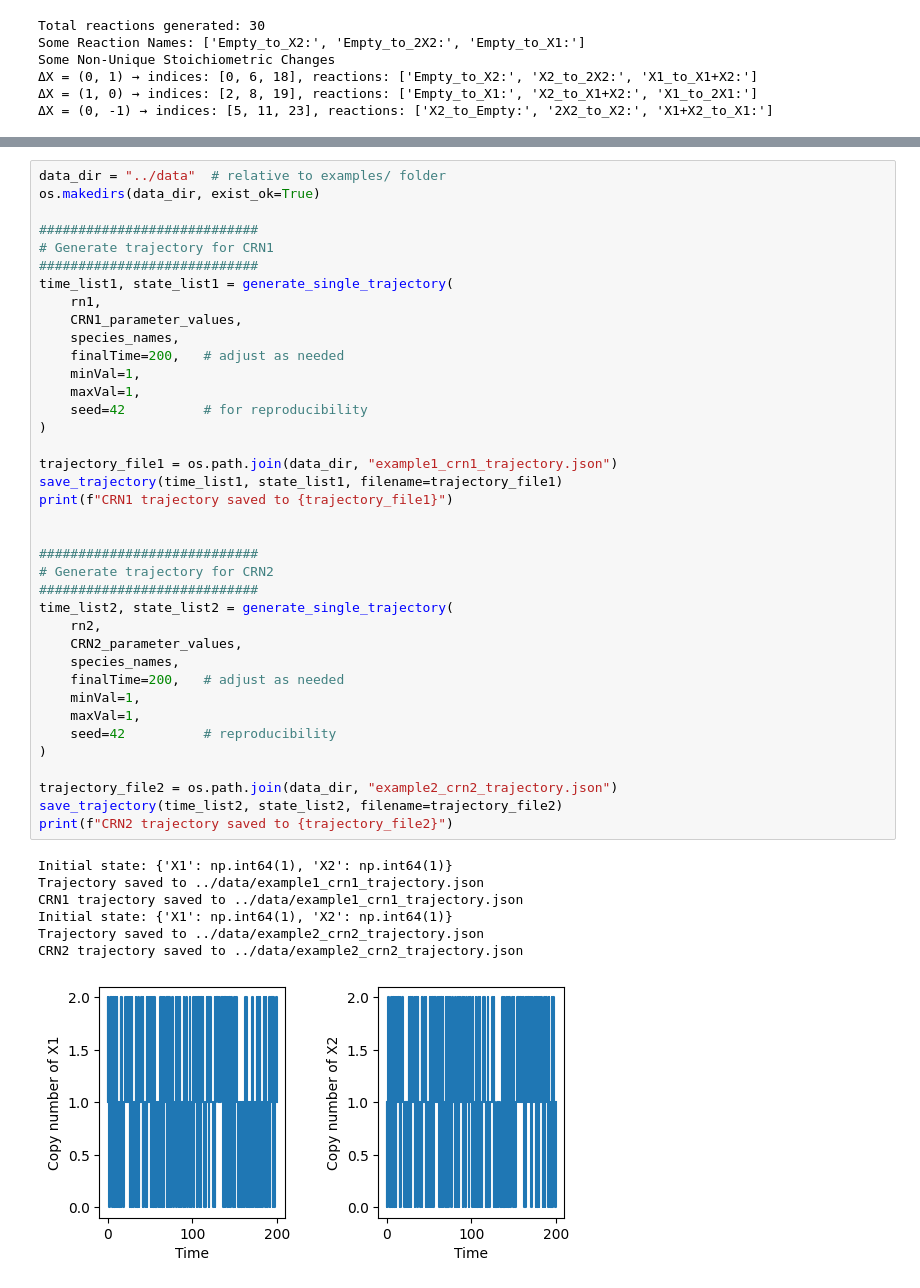
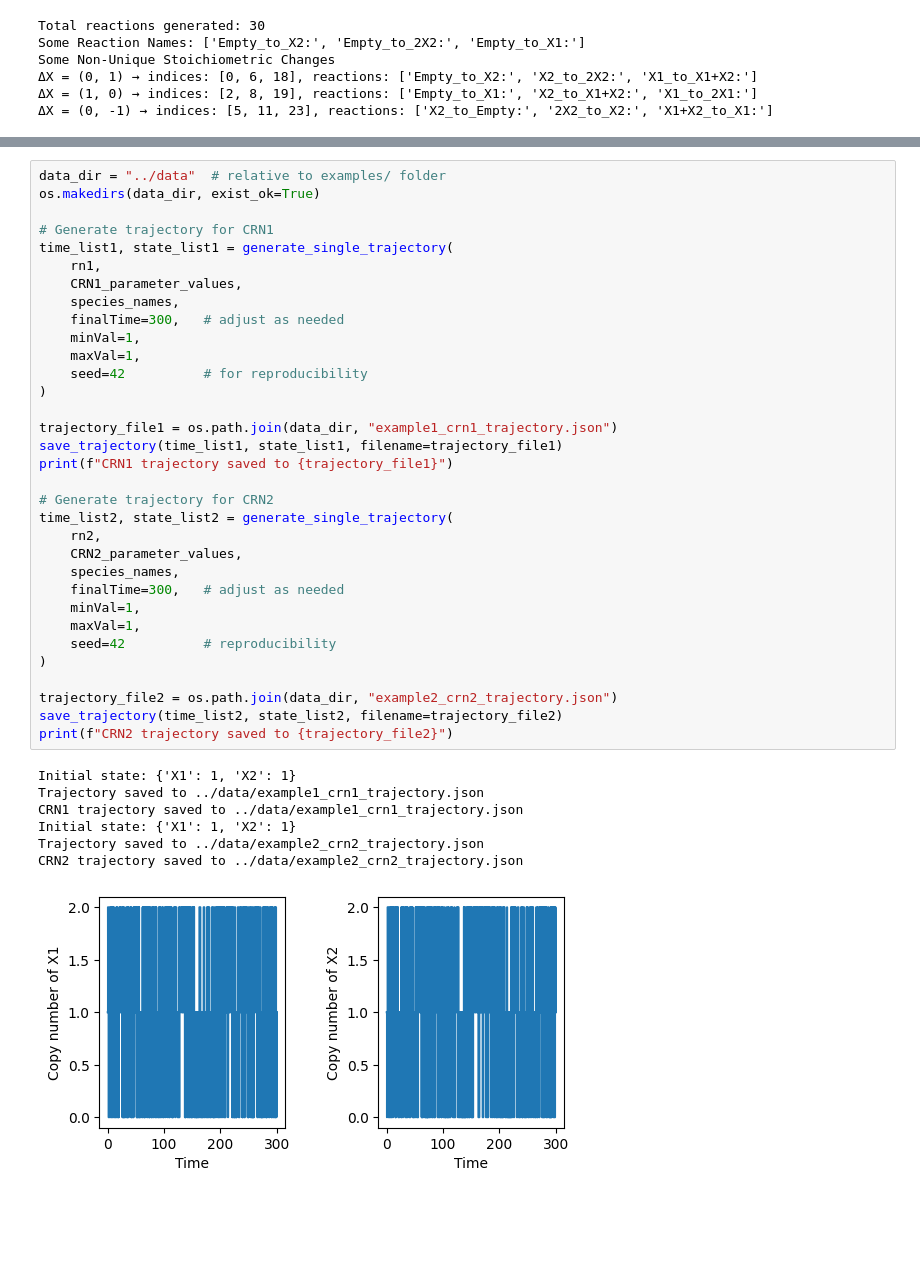
Before and after one commit to ssindiUCM/BayesCRNInference, a Jupyter notebook: examples/example1.ipynb, the cells around one changed output, grey strips where cells are left out. Saved outputs shown, nothing was run; the diff lists cells and outputs as text; blank space fills up the shorter version.

```diff
--- a/examples/example1.ipynb
+++ b/examples/example1.ipynb
@@ -189,45 +200,40 @@ Parameter values: {'k29': 2, 'k24': 1, 'k22': 1, 'k13': 2}
 data_dir = "../data"  # relative to examples/ folder
 os.makedirs(data_dir, exist_ok=True)
 
-############################
 # Generate trajectory for CRN1
-############################
 time_list1, state_list1 = generate_single_trajectory(
     rn1,
     CRN1_parameter_values,
     species_names,
-    finalTime=200,   # adjust as needed
+    finalTime=300,   # adjust as needed
     minVal=1,
     maxVal=1,
     seed=42          # for reproducibility
 )
 
 trajectory_file1 = os.path.join(data_dir, "example1_crn1_trajectory.json")
 save_trajectory(time_list1, state_list1, filename=trajectory_file1)
 print(f"CRN1 trajectory saved to {trajectory_file1}")
 
-
-############################
 # Generate trajectory for CRN2
-############################
 time_list2, state_list2 = generate_single_trajectory(
     rn2,
     CRN2_parameter_values,
     species_names,
-    finalTime=200,   # adjust as needed
+    finalTime=300,   # adjust as needed
     minVal=1,
     maxVal=1,
     seed=42          # reproducibility
 )
 
 trajectory_file2 = os.path.join(data_dir, "example2_crn2_trajectory.json")
 save_trajectory(time_list2, state_list2, filename=trajectory_file2)
 print(f"CRN2 trajectory saved to {trajectory_file2}")
 # %% [output]
-Initial state: {'X1': np.int64(1), 'X2': np.int64(1)}
+Initial state: {'X1': 1, 'X2': 1}
 Trajectory saved to ../data/example1_crn1_trajectory.json
 CRN1 trajectory saved to ../data/example1_crn1_trajectory.json
-Initial state: {'X1': np.int64(1), 'X2': np.int64(1)}
+Initial state: {'X1': 1, 'X2': 1}
 Trajectory saved to ../data/example2_crn2_trajectory.json
 CRN2 trajectory saved to ../data/example2_crn2_trajectory.json
-[figure, old version]
+[figure, new version]
```
Also changed, not shown: parts of 14 cells of this notebook, 5 other files.
